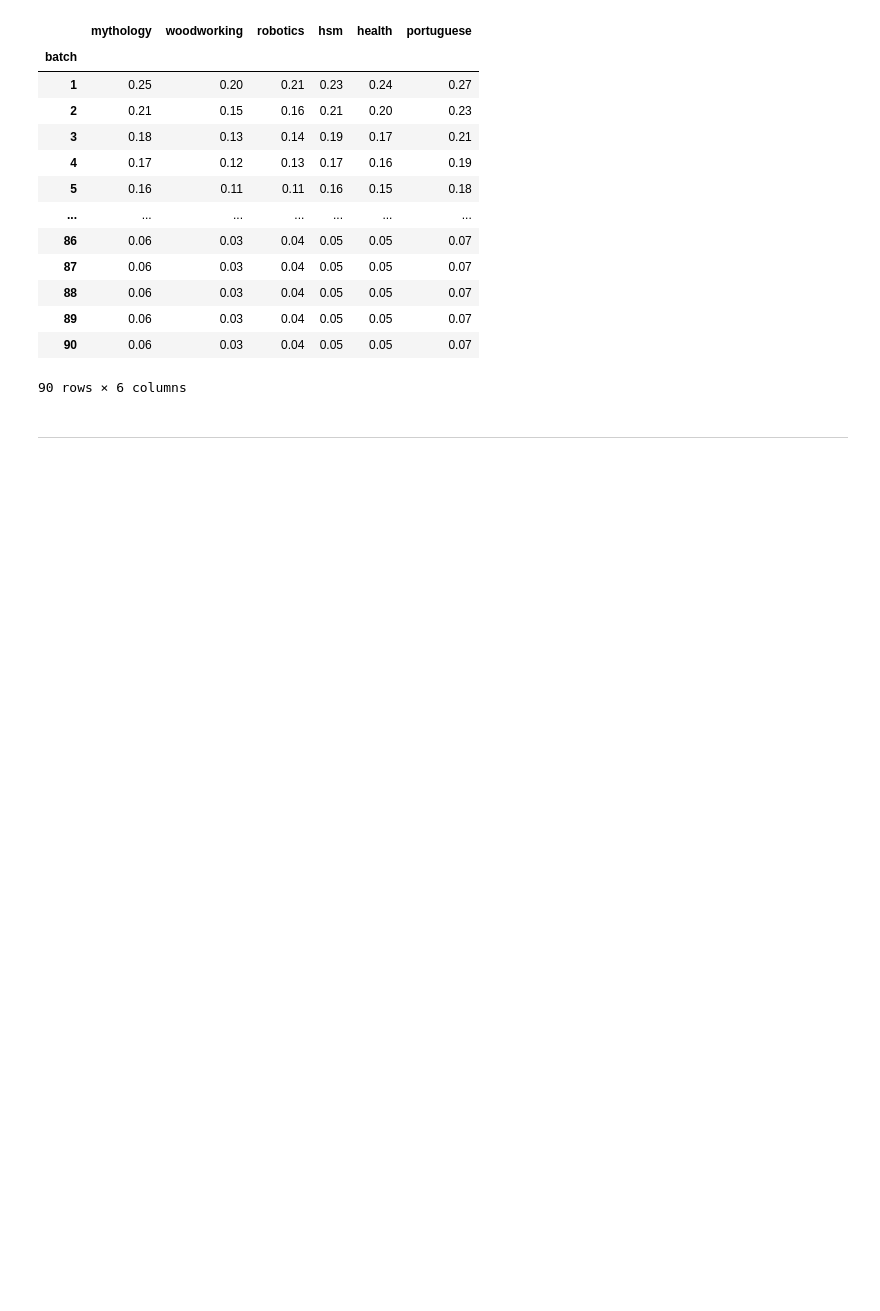
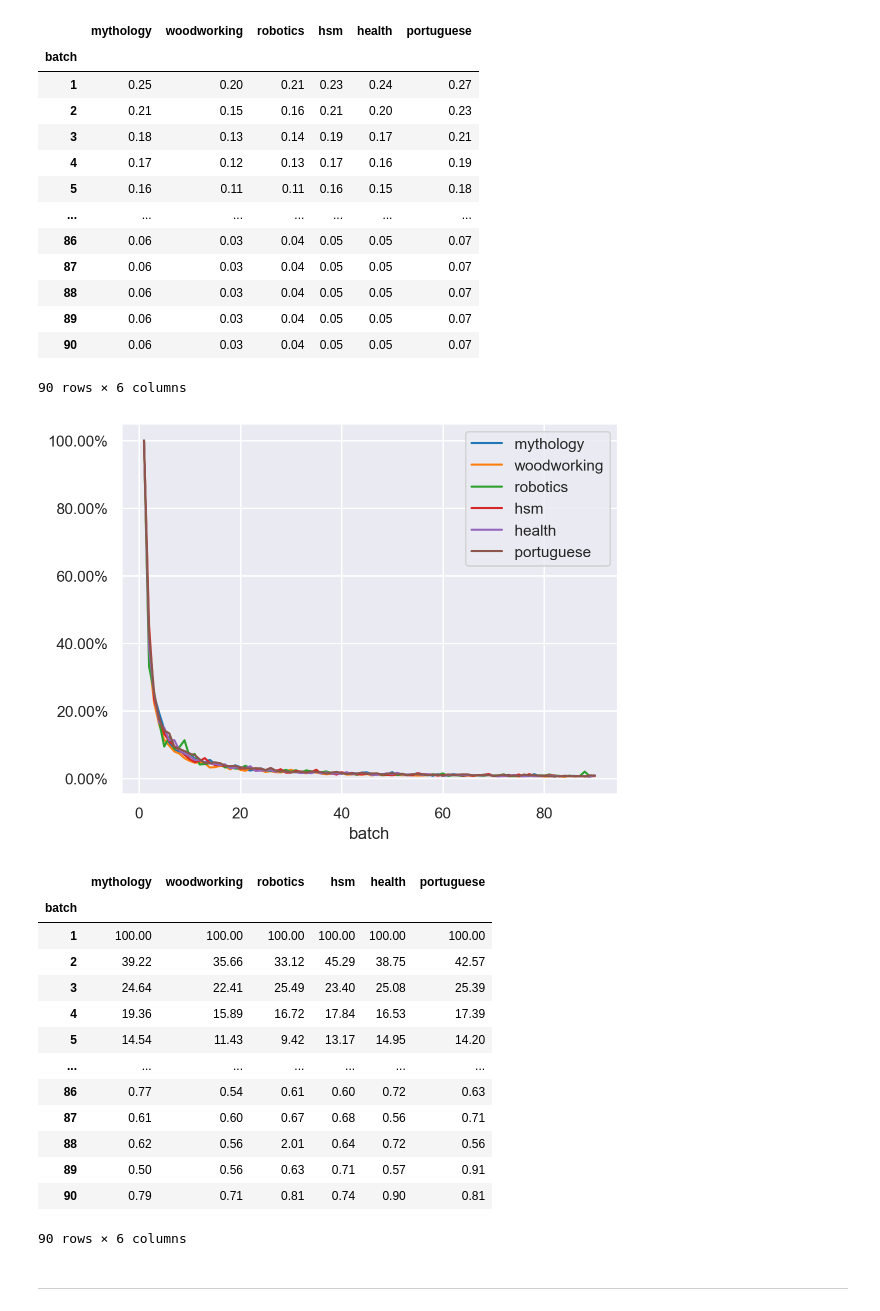
Before and after one commit to jlopetegui98/HandsOn-NLP, a Jupyter notebook: TP1/HoNLP_week1.ipynb, the cells around one changed output. Saved outputs shown, nothing was run; the diff lists cells and outputs as text; code cells hidden in the pictures; blank space fills up the shorter version.

Commit message:
add: plot for new words vs batch size

```diff
--- a/TP1/HoNLP_week1.ipynb
+++ b/TP1/HoNLP_week1.ipynb
@@ -920,5 +921,33 @@ word_type_token_df[1:]
 | 89 | 0.06 | 0.03 | 0.04 | 0.05 | 0.05 | 0.07 |
 | 90 | 0.06 | 0.03 | 0.04 | 0.05 | 0.05 | 0.07 |
 90 rows × 6 columns
+# %%
+# Now we are going to focus in the percentage of new tokens as we increase the size
+# of the batch. It will show us how much the vocabulary is growing as we increase the
+# size of the batch.
+new_words_df = word_type_df.diff().fillna(0)
+new_words_df_percentage = new_words_df.divide(word_type_df, axis="index")
+ax = new_words_df_percentage.plot()
+ax.yaxis.set_major_formatter(mpl.ticker.PercentFormatter(1, decimals=2))
+
+plt.show()
+
+new_words_df_percentage[1:]*100
+# %% [output]
+[figure, added]
+|  | mythology | woodworking | robotics | hsm | health | portuguese |
+| batch |  |  |  |  |  |  |
+| 1 | 100.00 | 100.00 | 100.00 | 100.00 | 100.00 | 100.00 |
+| 2 | 39.22 | 35.66 | 33.12 | 45.29 | 38.75 | 42.57 |
+| 3 | 24.64 | 22.41 | 25.49 | 23.40 | 25.08 | 25.39 |
+| 4 | 19.36 | 15.89 | 16.72 | 17.84 | 16.53 | 17.39 |
+| 5 | 14.54 | 11.43 | 9.42 | 13.17 | 14.95 | 14.20 |
+| ... | ... | ... | ... | ... | ... | ... |
+| 86 | 0.77 | 0.54 | 0.61 | 0.60 | 0.72 | 0.63 |
+| 87 | 0.61 | 0.60 | 0.67 | 0.68 | 0.56 | 0.71 |
+| 88 | 0.62 | 0.56 | 2.01 | 0.64 | 0.72 | 0.56 |
+| 89 | 0.50 | 0.56 | 0.63 | 0.71 | 0.57 | 0.91 |
+| 90 | 0.79 | 0.71 | 0.81 | 0.74 | 0.90 | 0.81 |
+90 rows × 6 columns
 # %% [markdown]
 ____
```
Also changed, not shown: parts of 1 cell of this notebook.
